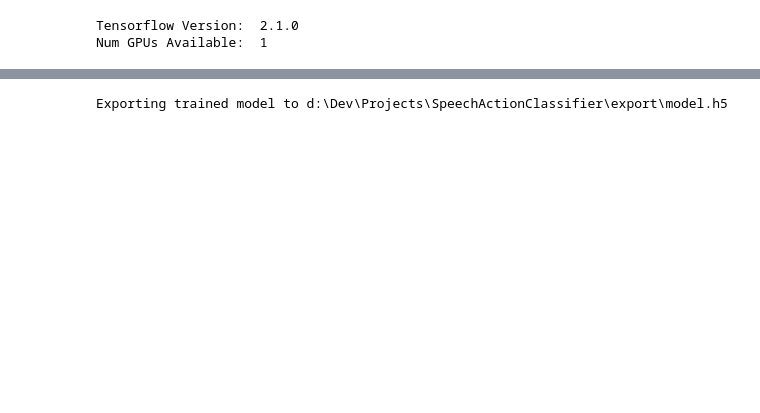
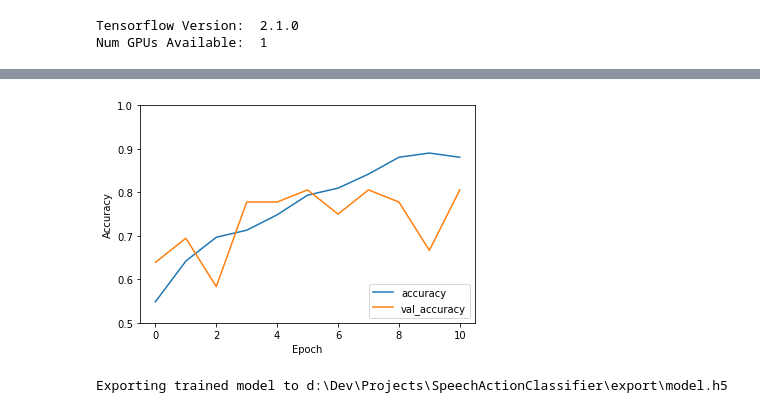
Before and after one commit to RenanBasilio/SpeechActionClassifier, a Jupyter notebook: train.ipynb, the cells around one changed output, grey strips where cells are left out. Drawn from its saved outputs; the diff is of its cells as text; code cells hidden in the pictures; blank space fills up the shorter version.

Commit message:
Plot training graph

```diff
--- a/train.ipynb
+++ b/train.ipynb
@@ -72,7 +73,7 @@ _________________________________________________________________
 # %%
 callback = tf.keras.callbacks.EarlyStopping(monitor='val_loss', patience=3, restore_best_weights=True)
 
-model.fit(train_dataset, epochs=100, callbacks=[callback], validation_data=val_dataset)
+history = model.fit(train_dataset, epochs=100, callbacks=[callback], validation_data=val_dataset)
 model.evaluate(test_dataset)
 # %% [output]
 Train for 78 steps, validate for 9 steps
@@ -98,0 +97,10 @@ Epoch 9/100
+# %%
+plt.plot(history.history['accuracy'], label='accuracy')
+plt.plot(history.history['val_accuracy'], label = 'val_accuracy')
+plt.xlabel('Epoch')
+plt.ylabel('Accuracy')
+plt.ylim([0.5, 1])
+plt.legend(loc='lower right')
+
+test_loss, test_acc = model.evaluate(test_dataset, verbose=2)
+# %% [output]
@@ -99,3 +108,4 @@ Epoch 9/100
+[figure, added]
 # %%
 export_path = pathlib.Path("export/model.h5")
 print("Exporting trained model to {}".format(export_path.absolute()))
```
Also changed, not shown: parts of 4 cells of this notebook.
